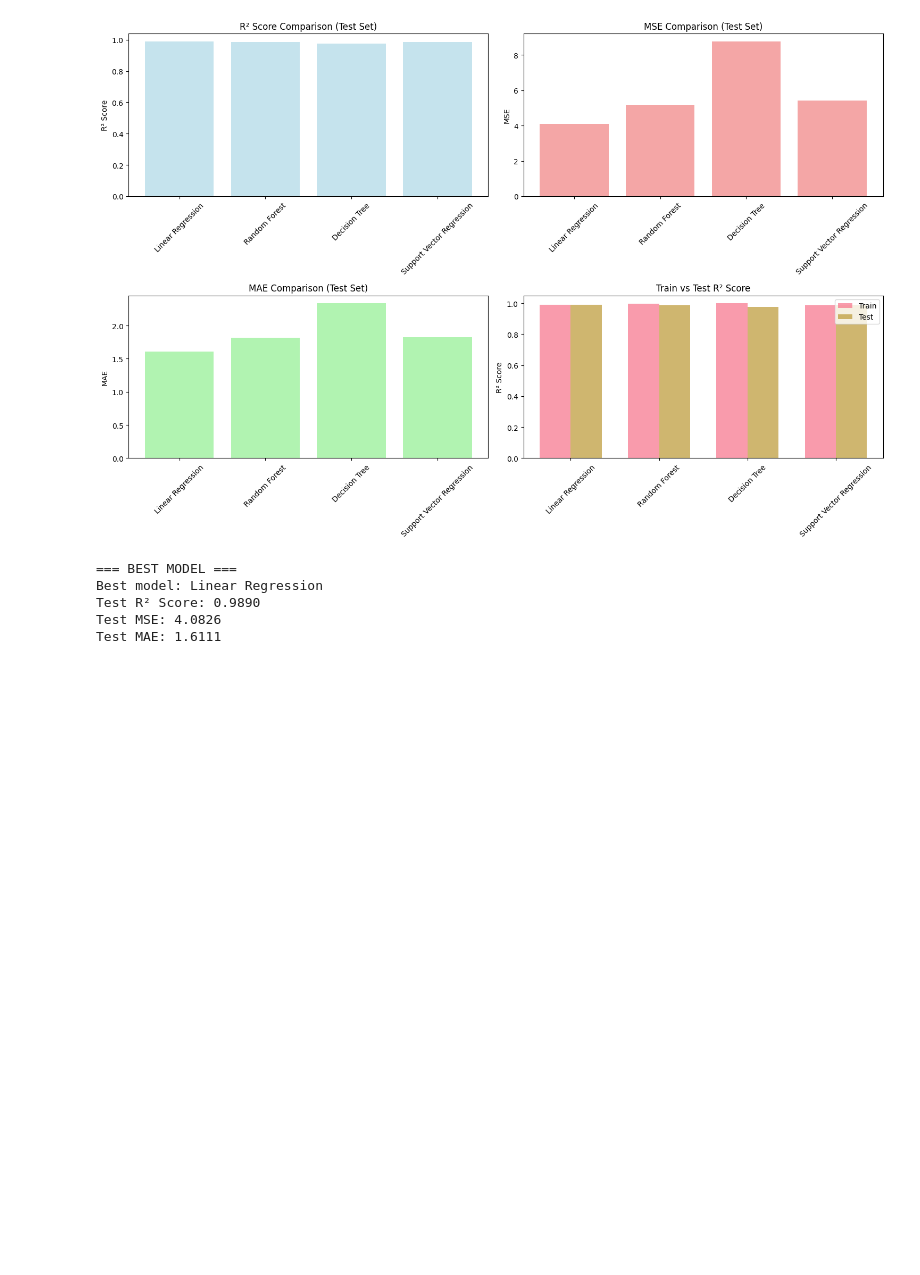
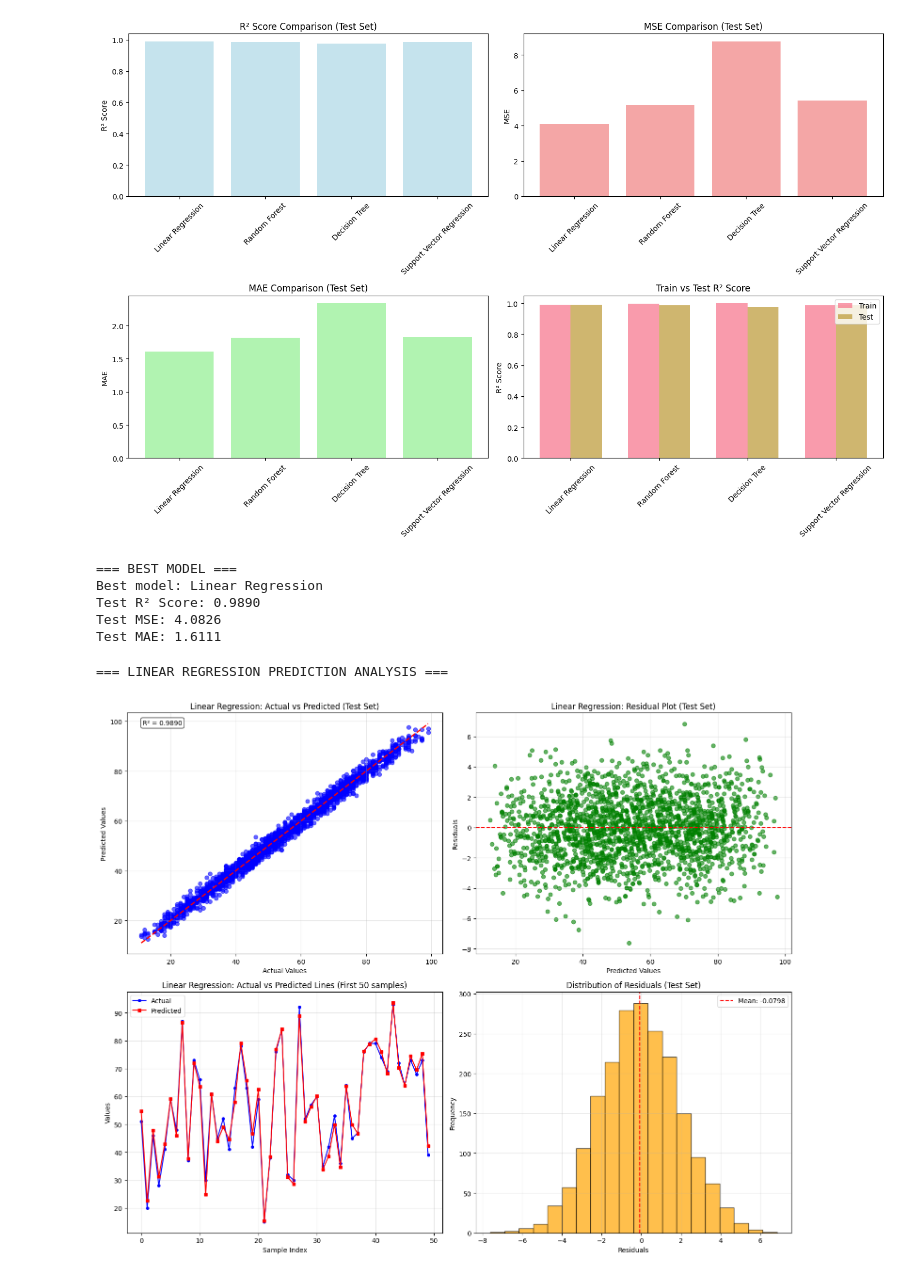
Before and after one commit to naufalFaqih/Tugas-Latihan-Data-Sains, a Jupyter notebook: tugas_evaluasi_model.ipynb, the cells around one changed output. Saved outputs shown, nothing was run; the diff lists cells and outputs as text; code cells hidden in the pictures; blank space fills up the shorter version.

```diff
--- a/tugas_evaluasi_model.ipynb
+++ b/tugas_evaluasi_model.ipynb
@@ -498,3 +498,71 @@ Best model: Linear Regression
 Test R² Score: 0.9890
 Test MSE: 4.0826
 Test MAE: 1.6111
+# %%
+# Plot prediksi vs aktual untuk Linear Regression
+print("\n=== LINEAR REGRESSION PREDICTION ANALYSIS ===")
+
+# Ambil model Linear Regression
+linear_model = results['Linear Regression']['Model']
+y_pred_test_lr = linear_model.predict(X_test_scaled)
+y_pred_train_lr = linear_model.predict(X_train_scaled)
+
+# Create subplots untuk visualisasi
+fig, axes = plt.subplots(2, 2, figsize=(15, 12))
+
+# 1. Scatter plot: Actual vs Predicted (Test Set)
+axes[0, 0].scatter(y_test, y_pred_test_lr, alpha=0.6, color='blue')
+axes[0, 0].plot([y_test.min(), y_test.max()], [y_test.min(), y_test.max()], 'r--', lw=2)
+axes[0, 0].set_xlabel('Actual Values')
+axes[0, 0].set_ylabel('Predicted Values')
+axes[0, 0].set_title('Linear Regression: Actual vs Predicted (Test Set)')
+axes[0, 0].grid(True, alpha=0.3)
+
+# Tambahkan R² score pada plot
+test_r2_lr = results['Linear Regression']['Test R²']
+axes[0, 0].text(0.05, 0.95, f'R² = {test_r2_lr:.4f}', transform=axes[0, 0].transAxes,
+                bbox=dict(boxstyle='round', facecolor='white', alpha=0.8))
+
+# 2. Residual plot (Test Set)
+residuals_test = y_test - y_pred_test_lr
+axes[0, 1].scatter(y_pred_test_lr, residuals_test, alpha=0.6, color='green')
+axes[0, 1].axhline(y=0, color='r', linestyle='--')
+axes[0, 1].set_xlabel('Predicted Values')
+axes[0, 1].set_ylabel('Residuals')
+axes[0, 1].set_title('Linear Regression: Residual Plot (Test Set)')
+axes[0, 1].grid(True, alpha=0.3)
+
+# 3. Line plot: Actual vs Predicted (Test Set) - sample data
+# Ambil 50 sample pertama untuk visualisasi yang lebih jelas
+sample_size = min(50, len(y_test))
+sample_indices = range(sample_size)
+y_test_sample = y_test.iloc[:sample_size]
+y_pred_sample = y_pred_test_lr[:sample_size]
+
+axes[1, 0].plot(sample_indices, y_test_sample, 'o-', label='Actual', color='blue', markersize=4)
+axes[1, 0].plot(sample_indices, y_pred_sample, 's-', label='Predicted', color='red', markersize=4)
+axes[1, 0].set_xlabel('Sample Index')
+axes[1, 0].set_ylabel('Values')
+axes[1, 0].set_title(f'Linear Regression: Actual vs Predicted Lines (First {sample_size} samples)')
+axes[1, 0].legend()
+axes[1, 0].grid(True, alpha=0.3)
+
+# 4. Distribution of residuals
+axes[1, 1].hist(residuals_test, bins=20, alpha=0.7, color='orange', edgecolor='black')
+axes[1, 1].set_xlabel('Residuals')
+axes[1, 1].set_ylabel('Frequency')
+axes[1, 1].set_title('Distribution of Residuals (Test Set)')
+axes[1, 1].grid(True, alpha=0.3)
+
+# Tambahkan statistik residuals
+mean_residual = residuals_test.mean()
+std_residual = residuals_test.std()
+axes[1, 1].axvline(mean_residual, color='red', linestyle='--',
+                   label=f'Mean: {mean_residual:.4f}')
+axes[1, 1].legend()
+
+plt.tight_layout()
+plt.show()
+# %% [output]
+=== LINEAR REGRESSION PREDICTION ANALYSIS ===
+[figure, added]
```
Also changed, not shown: parts of 2 cells of this notebook.
